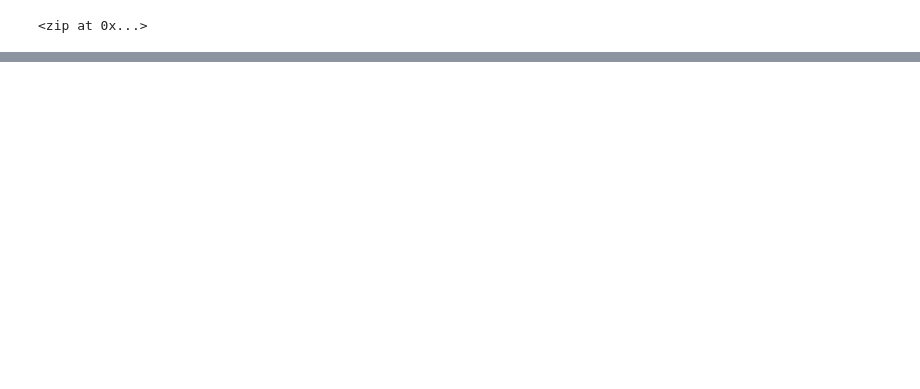
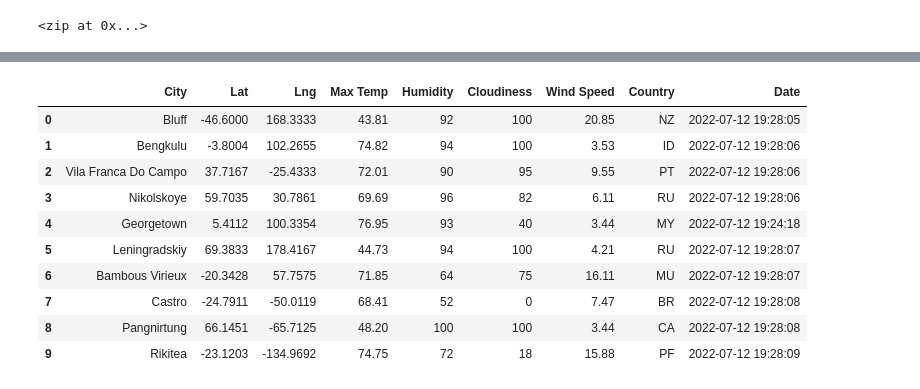
Before and after one commit to waciciarelli/World_Weather_Analysis, a Jupyter notebook: WeatherPy.ipynb, the cells around one changed output, grey strips where cells are left out. Saved outputs shown, nothing was run; the diff lists cells and outputs as text; code cells hidden in the pictures; blank space fills up the shorter version.

Commit message:
Modified .gitignore and adding WeatherPy file

```diff
--- a/WeatherPy.ipynb
+++ b/WeatherPy.ipynb
@@ -54,0 +61,4 @@ len(cities)
+# %%
+# Starting URL for Weather Map API Call.
+url = "http://api.openweathermap.org/data/2.5/weather?units=Imperial&APPID=" + weather_api_key
+print(url)
@@ -54,0 +129,5 @@ len(cities)
+# %%
+# Create an endpoint URL for a city.
+city_url = url + "&q=" + "Boston"
+city_weather = requests.get(city_url)
+city_weather.json()
@@ -54,0 +185,10 @@ len(cities)
+# %%
+# Create an empty list to hold the weather data.
+city_data = []
+# Print the beginning of the logging.
+print("Beginning Data Retrieval     ")
+print("-----------------------------")
+
+# Create counters.
+record_count = 1
+set_count = 1
@@ -54,0 +267,16 @@ len(cities)
+# %%
+# Convert the array of dictionaries to a Pandas DataFrame.
+city_data_df = pd.DataFrame(city_data)
+city_data_df.head(10)
+# %% [output]
+|  | City | Lat | Lng | Max Temp | Humidity | Cloudiness | Wind Speed | Country | Date |
+| 0 | Bluff | -46.6000 | 168.3333 | 43.81 | 92 | 100 | 20.85 | NZ | 2022-07-12 19:28:05 |
+| 1 | Bengkulu | -3.8004 | 102.2655 | 74.82 | 94 | 100 | 3.53 | ID | 2022-07-12 19:28:06 |
+| 2 | Vila Franca Do Campo | 37.7167 | -25.4333 | 72.01 | 90 | 95 | 9.55 | PT | 2022-07-12 19:28:06 |
+| 3 | Nikolskoye | 59.7035 | 30.7861 | 69.69 | 96 | 82 | 6.11 | RU | 2022-07-12 19:28:06 |
+| 4 | Georgetown | 5.4112 | 100.3354 | 76.95 | 93 | 40 | 3.44 | MY | 2022-07-12 19:24:18 |
+| 5 | Leningradskiy | 69.3833 | 178.4167 | 44.73 | 94 | 100 | 4.21 | RU | 2022-07-12 19:28:07 |
+| 6 | Bambous Virieux | -20.3428 | 57.7575 | 71.85 | 64 | 75 | 16.11 | MU | 2022-07-12 19:28:07 |
+| 7 | Castro | -24.7911 | -50.0119 | 68.41 | 52 | 0 | 7.47 | BR | 2022-07-12 19:28:08 |
+| 8 | Pangnirtung | 66.1451 | -65.7125 | 48.20 | 100 | 100 | 3.44 | CA | 2022-07-12 19:28:08 |
+| 9 | Rikitea | -23.1203 | -134.9692 | 74.75 | 72 | 18 | 15.88 | PF | 2022-07-12 19:28:09 |
```
Also changed, not shown: parts of 25 cells of this notebook, 3 other files.
